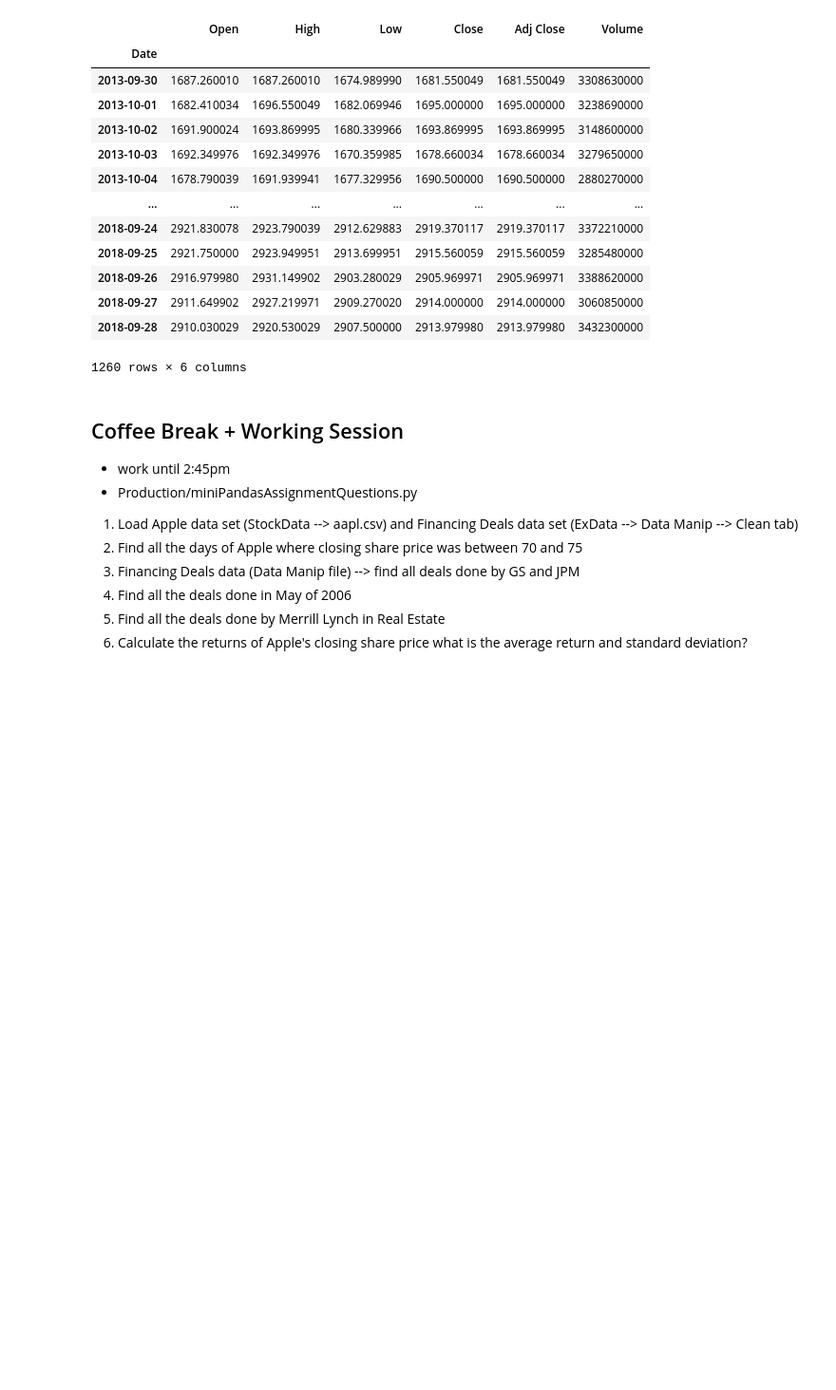
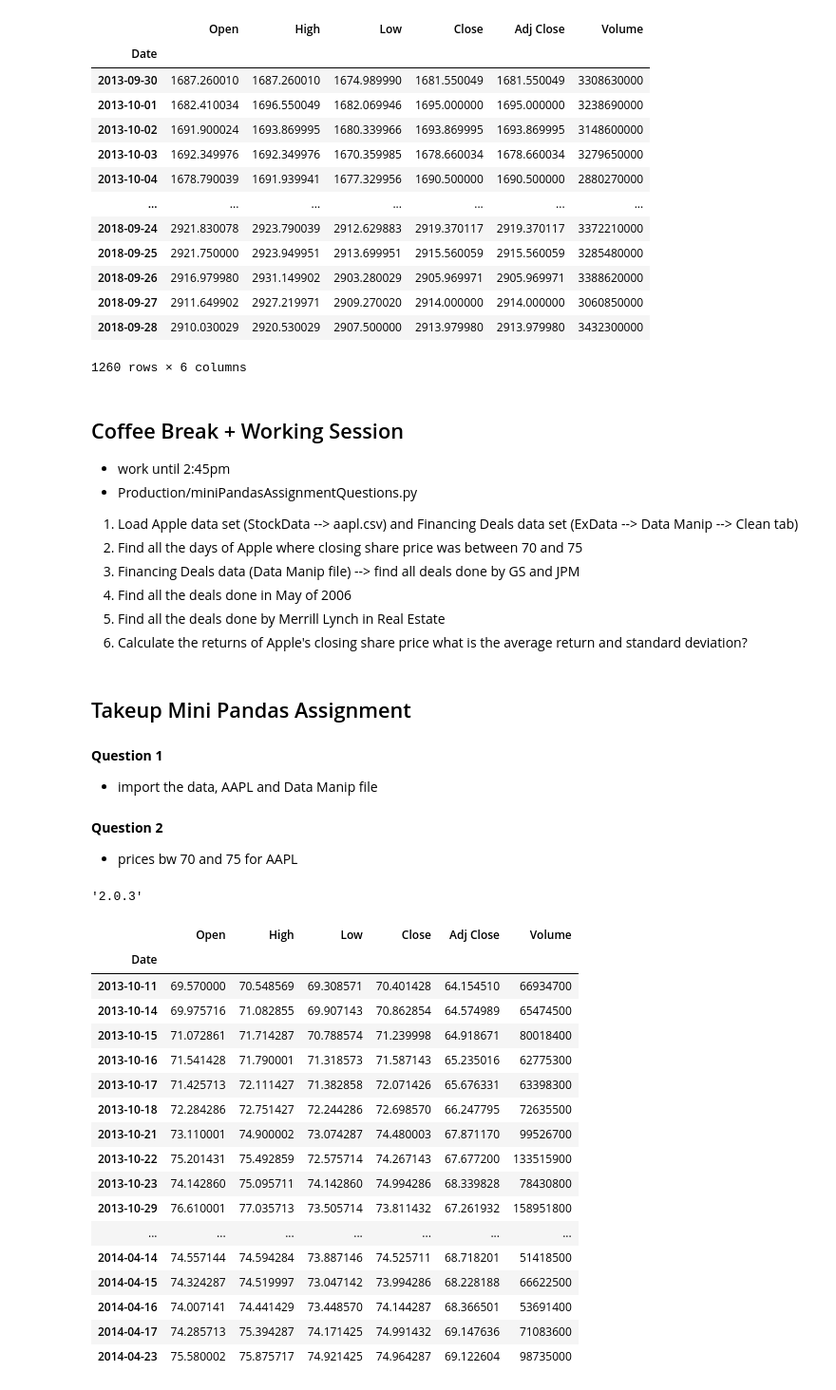
Before and after one commit to TheMarqueeGroup/JPM_DS_Oct2023, a Jupyter notebook: NotesDay1_NAMR.ipynb, the cells around one changed output. Shown at 95% size. Drawn from its saved outputs; the diff is of its cells as text; code cells hidden in the pictures; blank space fills up the shorter version.

```diff
--- a/NotesDay1_NAMR.ipynb
+++ b/NotesDay1_NAMR.ipynb
@@ -550,3 +550,8 @@ df
 4) Find all the deals done in May of 2006
 5) Find all the deals done by Merrill Lynch in Real Estate
 6) Calculate the returns of Apple's closing share price what is the average return and standard deviation?
+# %% [markdown]
+## Takeup Mini Pandas Assignment
+# %% [markdown]
+**Question 1**
+- import the data, AAPL and Data Manip file
@@ -552,0 +567,31 @@ df
+# %% [markdown]
+**Question 2**
+- prices bw 70 and 75 for AAPL
+# %%
+pd.__version__
+# %% [output]
+'2.0.3'
+# %%
+aapl[(aapl['Close']>=70)  &   (aapl['Close']<=75) ]
+
+aapl[ aapl['Close'].between(70,75, inclusive='both')]
+            #the way between works has changed since vs 1.3.0 of pandas
+# %% [output]
+|  | Open | High | Low | Close | Adj Close | Volume |
+| Date |  |  |  |  |  |  |
+| 2013-10-11 | 69.570000 | 70.548569 | 69.308571 | 70.401428 | 64.154510 | 66934700 |
+| 2013-10-14 | 69.975716 | 71.082855 | 69.907143 | 70.862854 | 64.574989 | 65474500 |
+| 2013-10-15 | 71.072861 | 71.714287 | 70.788574 | 71.239998 | 64.918671 | 80018400 |
+| 2013-10-16 | 71.541428 | 71.790001 | 71.318573 | 71.587143 | 65.235016 | 62775300 |
+| 2013-10-17 | 71.425713 | 72.111427 | 71.382858 | 72.071426 | 65.676331 | 63398300 |
+| 2013-10-18 | 72.284286 | 72.751427 | 72.244286 | 72.698570 | 66.247795 | 72635500 |
+| 2013-10-21 | 73.110001 | 74.900002 | 73.074287 | 74.480003 | 67.871170 | 99526700 |
+| 2013-10-22 | 75.201431 | 75.492859 | 72.575714 | 74.267143 | 67.677200 | 133515900 |
+| 2013-10-23 | 74.142860 | 75.095711 | 74.142860 | 74.994286 | 68.339828 | 78430800 |
+| 2013-10-29 | 76.610001 | 77.035713 | 73.505714 | 73.811432 | 67.261932 | 158951800 |
+| ... | ... | ... | ... | ... | ... | ... |
+| 2014-04-14 | 74.557144 | 74.594284 | 73.887146 | 74.525711 | 68.718201 | 51418500 |
+| 2014-04-15 | 74.324287 | 74.519997 | 73.047142 | 73.994286 | 68.228188 | 66622500 |
+| 2014-04-16 | 74.007141 | 74.441429 | 73.448570 | 74.144287 | 68.366501 | 53691400 |
+| 2014-04-17 | 74.285713 | 75.394287 | 74.171425 | 74.991432 | 69.147636 | 71083600 |
+| 2014-04-23 | 75.580002 | 75.875717 | 74.921425 | 74.964287 | 69.122604 | 98735000 |
```
Also changed, not shown: parts of 37 cells of this notebook.
